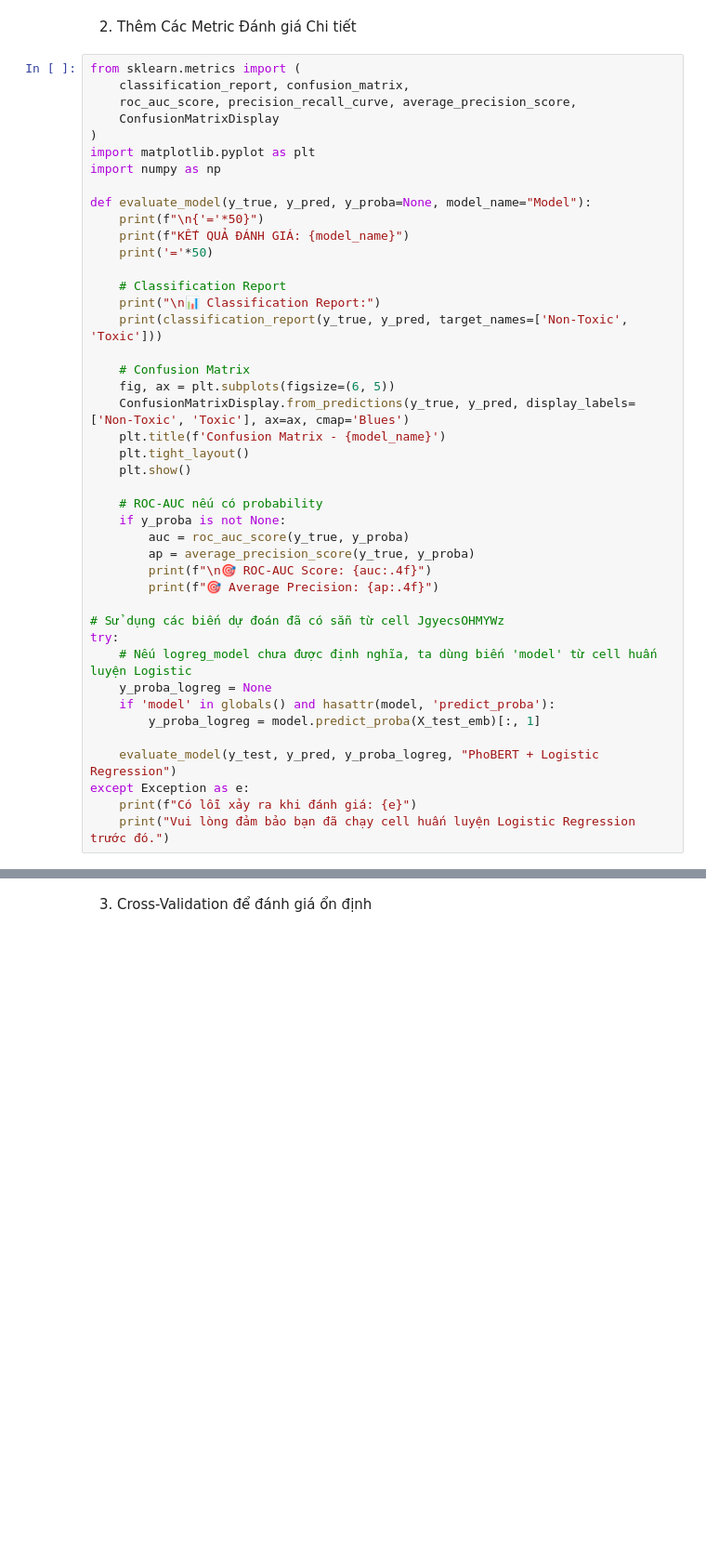
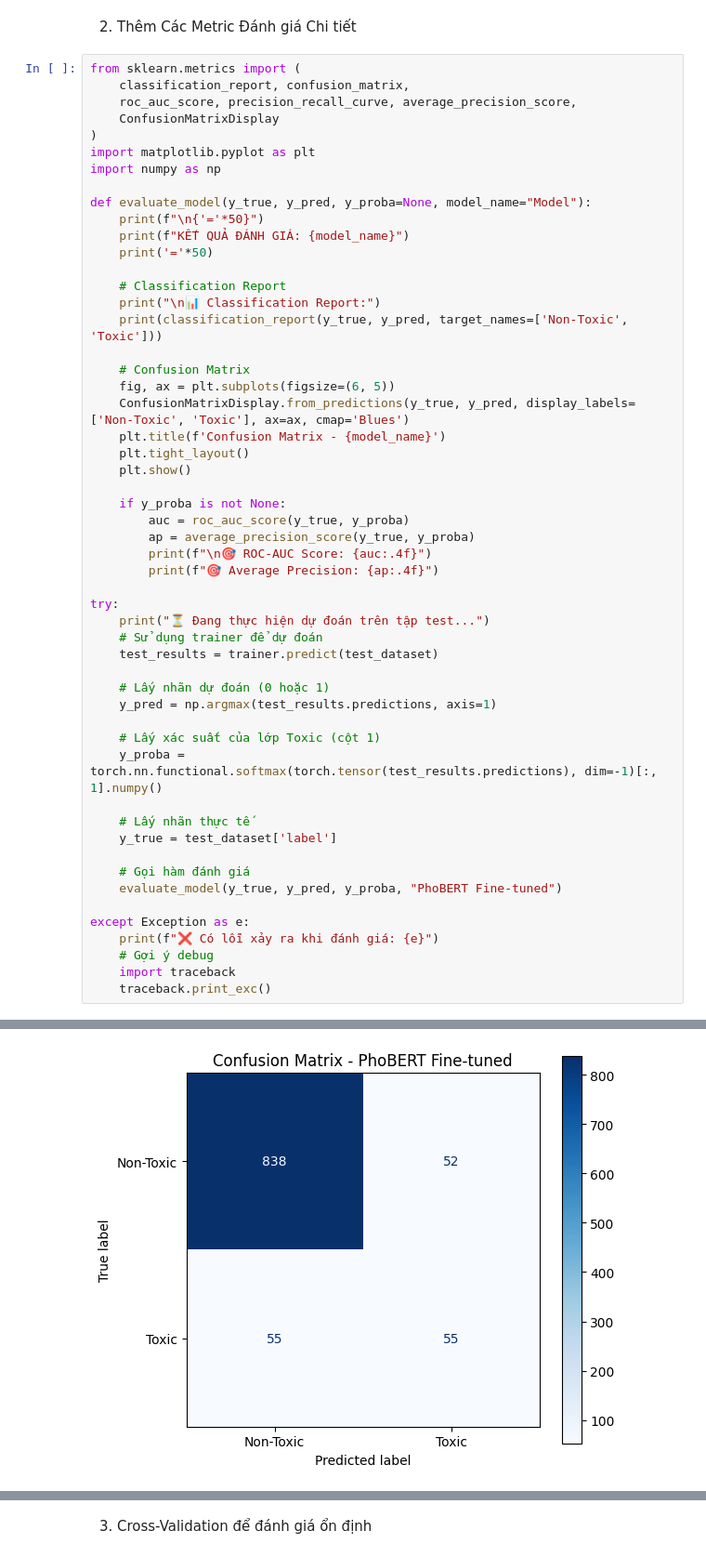
Before and after one commit to anhndt0310-jpg/vietnamese-cyberbullying-detection, a Jupyter notebook: vietnamese_cyberbullying_detection.ipynb, the cells around one changed output, grey strips where cells are left out. Shown at 93% size. Drawn from its saved outputs; the diff is of its cells as text; blank space fills up the shorter version.

```diff
--- a/vietnamese_cyberbullying_detection.ipynb
+++ b/vietnamese_cyberbullying_detection.ipynb
@@ -310,21 +361,32 @@ def evaluate_model(y_true, y_pred, y_proba=None, model_name="Model"):
     plt.tight_layout()
     plt.show()
 
-    # ROC-AUC nếu có probability
     if y_proba is not None:
         auc = roc_auc_score(y_true, y_proba)
         ap = average_precision_score(y_true, y_proba)
         print(f"\n🎯 ROC-AUC Score: {auc:.4f}")
         print(f"🎯 Average Precision: {ap:.4f}")
 
-# Sử dụng các biến dự đoán đã có sẵn từ cell JgyecsOHMYWz
 try:
-    # Nếu logreg_model chưa được định nghĩa, ta dùng biến 'model' từ cell huấn luyện Logistic
-    y_proba_logreg = None
-    if 'model' in globals() and hasattr(model, 'predict_proba'):
-        y_proba_logreg = model.predict_proba(X_test_emb)[:, 1]
+    print("⏳ Đang thực hiện dự đoán trên tập test...")
+    # Sử dụng trainer để dự đoán
+    test_results = trainer.predict(test_dataset)
 
-    evaluate_model(y_test, y_pred, y_proba_logreg, "PhoBERT + Logistic Regression")
+    # Lấy nhãn dự đoán (0 hoặc 1)
+    y_pred = np.argmax(test_results.predictions, axis=1)
+
+    # Lấy xác suất của lớp Toxic (cột 1)
+    y_proba = torch.nn.functional.softmax(torch.tensor(test_results.predictions), dim=-1)[:, 1].numpy()
+
+    # Lấy nhãn thực tế
+    y_true = test_dataset['label']
+
+    # Gọi hàm đánh giá
+    evaluate_model(y_true, y_pred, y_proba, "PhoBERT Fine-tuned")
+
 except Exception as e:
-    print(f"Có lỗi xảy ra khi đánh giá: {e}")
-    print("Vui lòng đảm bảo bạn đã chạy cell huấn luyện Logistic Regression trước đó.")
+    print(f"❌ Có lỗi xảy ra khi đánh giá: {e}")
+    # Gợi ý debug
+    import traceback
+    traceback.print_exc()
+# %% [output]
@@ -330,0 +408 @@ except Exception as e:
+[figure, added]
```
Also changed, not shown: parts of 15 cells of this notebook.
